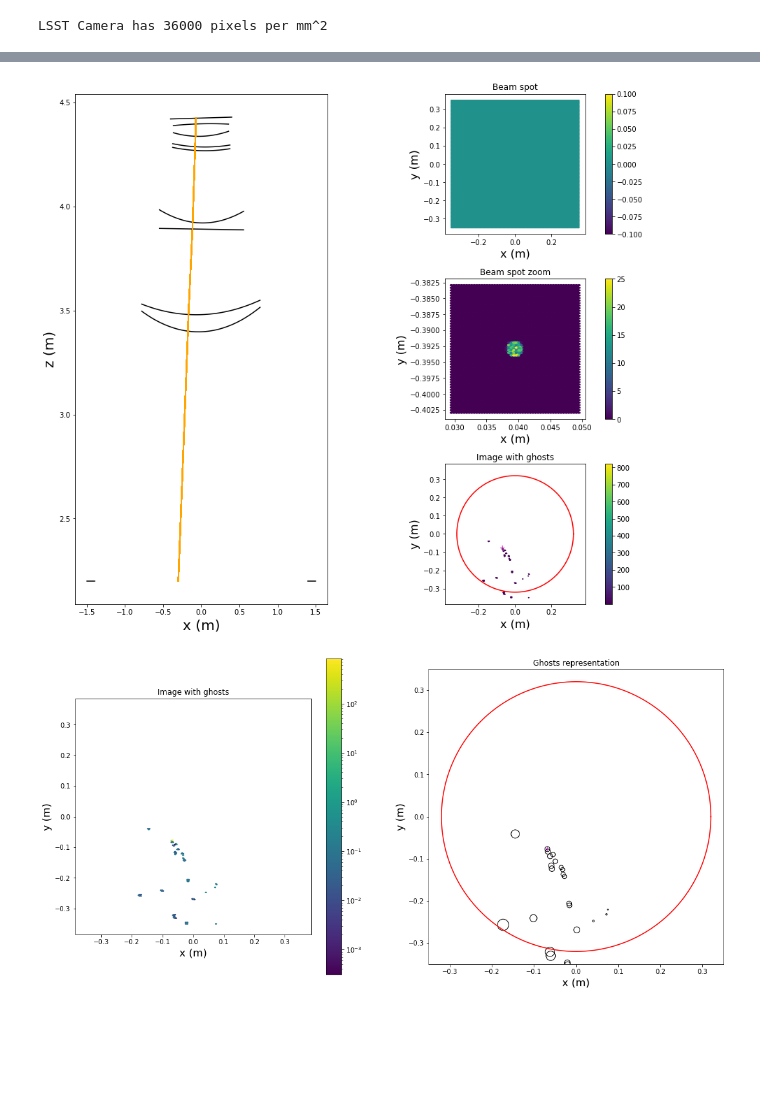
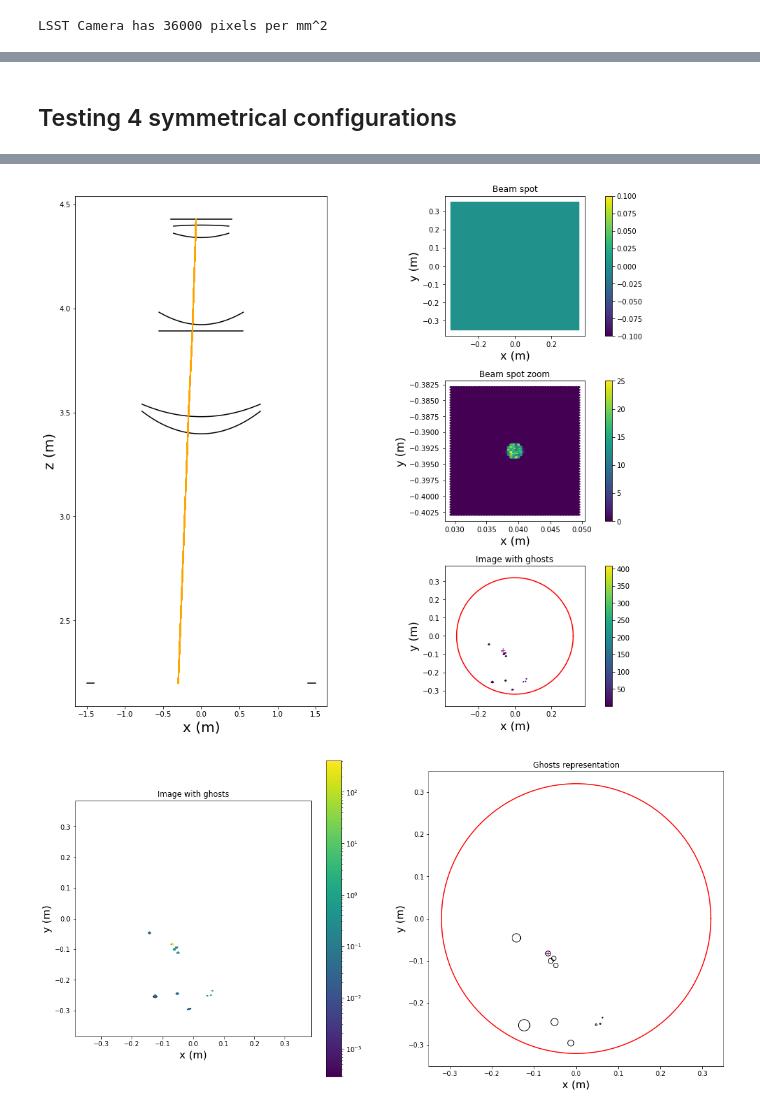
Before and after one commit to lsst-camera-dh/ghosts, a Jupyter notebook: notebooks/LSST_CCOB_ghosts_beam_test.ipynb, the cells around one changed output, grey strips where cells are left out. Drawn from its saved outputs; the diff is of its cells as text; code cells hidden in the pictures; blank space fills up the shorter version.

```diff
--- a/notebooks/LSST_CCOB_ghosts_beam_test.ipynb
+++ b/notebooks/LSST_CCOB_ghosts_beam_test.ipynb
@@ -153,13 +152,7 @@ Maximum bin content is 606.9684
+# %% [markdown]
+## Testing 4 symmetrical configurations
 # %%
-# Realistic setup with randomized telescope and beam at high angle
-telescope = batoid.Optic.fromYaml("../data/LSST_CCOB_r.yaml")
-rnd_telescope = tweak_optics.randomized_telescope(telescope, max_angle=1, max_shift=0.005)
-
-# Make refractive interfaces partially reflective
-# Call on current telescope
-tweak_optics.make_optics_reflective(rnd_telescope)
-
-# new beam
+# Test beam - asymmetric, high angles, all ghosts inside
 new_beam = copy.deepcopy(BEAM_CONFIG_0)
 new_beam['x_offset'] = -0.3
 new_beam['y_offset'] = 0.6
@@ -167,15 +160,5 @@ new_beam['y_offset'] = 0.6
 new_beam['x_euler'] = 17
 new_beam['y_euler'] = 6
 
-# Run simulation with standard beam config
-trace_full, r_forward, r_reverse, rays = simulator.run_simulation(rnd_telescope, beam_config=new_beam)
-simulation = [trace_full, r_forward, r_reverse, rays]
-
-# Check setup
-plotter.plot_setup(rnd_telescope, simulation)
-
-# camera and ghosts visualization
-spots_data, _spots = reduce_ghosts(r_forward)
-data_frame = make_data_frame(spots_data)
-_fig, _ax = plotter.plot_full_camera_and_spots(r_forward, data_frame, log_scale=True)
+beam_test(telescope, new_beam)
 # %% [output]
@@ -199,2 +171,2 @@ Maximum bin content is 821.2415
-[figure, old version]
+[figure, new version]
-[figure, old version]
+[figure, new version]
```
Also changed, not shown: parts of 9 cells of this notebook, 10 other files.
